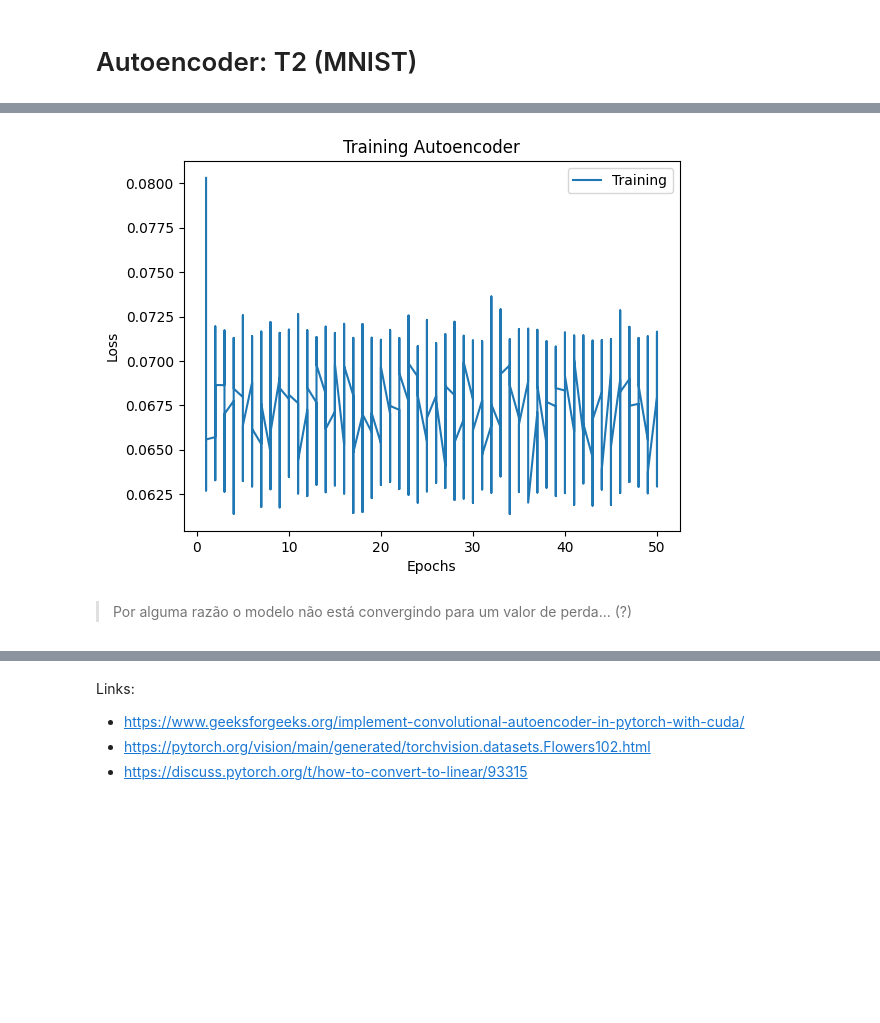
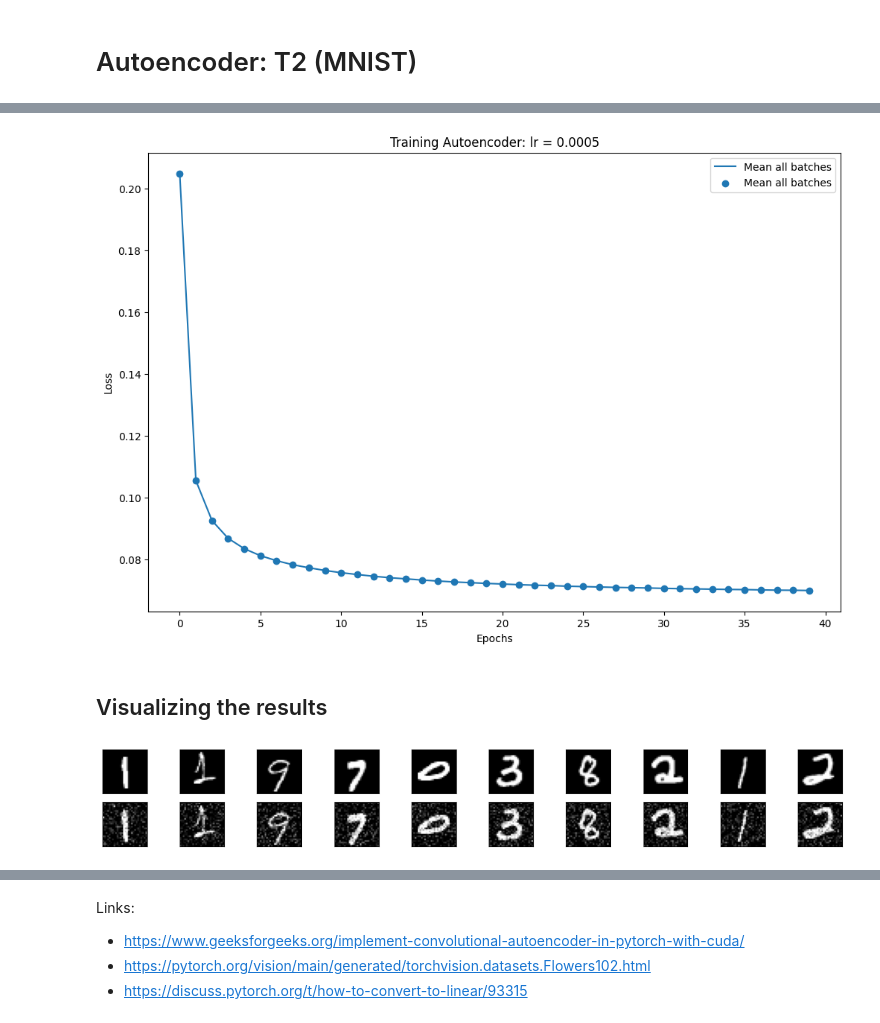
Before and after one commit to amanda-araujo/redes-neurais-aprendizado-profundo, a Jupyter notebook: Autoencoder.ipynb, the cells around one changed output, grey strips where cells are left out. Saved outputs shown, nothing was run; the diff lists cells and outputs as text; code cells hidden in the pictures; blank space fills up the shorter version.

Commit message:
Autoencoder - training ok

```diff
--- a/Autoencoder.ipynb
+++ b/Autoencoder.ipynb
@@ -386,17 +460,29 @@ Treinando o modelo com *learning rate* de 0.0005:
 # %%
+# Loss(epoch): mean over all batches
+
+# Initialize the autoencoder
+model = Autoencoder()
+
+# Move the model to GPU
+device = torch.device('cuda' if torch.cuda.is_available() else 'cpu')
+print(device)
+model.to(device)
+
 # Define the loss function and optimizer
 criterion = nn.BCELoss()
 optimizer = optim.Adam(model.parameters(), lr=0.0005)
 
 # Train the autoencoder
-num_epochs = 50
+num_epochs = 40
 
-ep = []
-l = []
+EP = []
+L = []
 
 '''MNIST: 6m22s'''
 print("MNIST")
 for epoch in range(num_epochs):
+    ep = []
+    l = []
     for data in train_loader:
         img, _ = data
         img = img.to(device)
@@ -408,6 +494,9 @@ for epoch in range(num_epochs):
         # save data
         ep.append(epoch+1)
         l.append(loss.item())
-    if epoch % 5== 0:
+    # save mean loss over all batches
+    L.append(sum(l)/len(l))
+    EP.append(epoch)
+    if epoch % 5== 0: # print loss of the last batch of the epoch
         print('Epoch [{}/{}], Loss: {:.4f}'.format(epoch+1, num_epochs, loss.item()))
 # %% [output]
@@ -425,14 +513,17 @@ Epoch [46/50], Loss: 0.0682
 # %%
 # Remember that we can see how the loss are changing along the epochs
 import matplotlib.pyplot as plt
 
-plt.plot(ep, l)
+plt.figure(figsize=(12, 8))
+plt.plot(EP, L)               # mean over all batches
+plt.scatter(EP, L)
 plt.xlabel('Epochs')
 plt.ylabel('Loss')
-plt.title('Training Autoencoder')
-plt.legend(['Training'])
+#plt.ylim([0, 0.1])
+plt.title('Training Autoencoder: lr = 0.0005')
+plt.legend(['Mean all batches', 'Mean all batches'])
 plt.show()
 # %% [output]
-[figure, old version]
+[figure, new version]
-# %% [markdown]
-> Por alguma razão o modelo não está convergindo para um valor de perda... (?)
+# %% [markdown]
+## Visualizing the results
@@ -438,0 +538,25 @@ plt.show()
+# %%
+# Visualizing original samples and samples with Gaussian noise
+dataiter = iter(train_loader)
+imgs, _ = next(dataiter)
+noisy_imgs = add_noise(imgs)
+
+n = 10
+plt.figure(figsize=(15, 3))
+for i in range(n):
+
+    # Original images
+    ax = plt.subplot(3, n, i + 1)
+    plt.imshow(imgs[i].squeeze().numpy(), cmap='gray')
+    ax.get_xaxis().set_visible(False)
+    ax.get_yaxis().set_visible(False)
+
+    # Noisy images
+    ax = plt.subplot(3, n, i + 1 + n)
+    plt.imshow(noisy_imgs[i].squeeze().numpy(), cmap='gray')
+    ax.get_xaxis().set_visible(False)
+    ax.get_yaxis().set_visible(False)
+
+plt.show()
+# %% [output]
+[figure, added]
```
Also changed, not shown: parts of 20 cells of this notebook.
